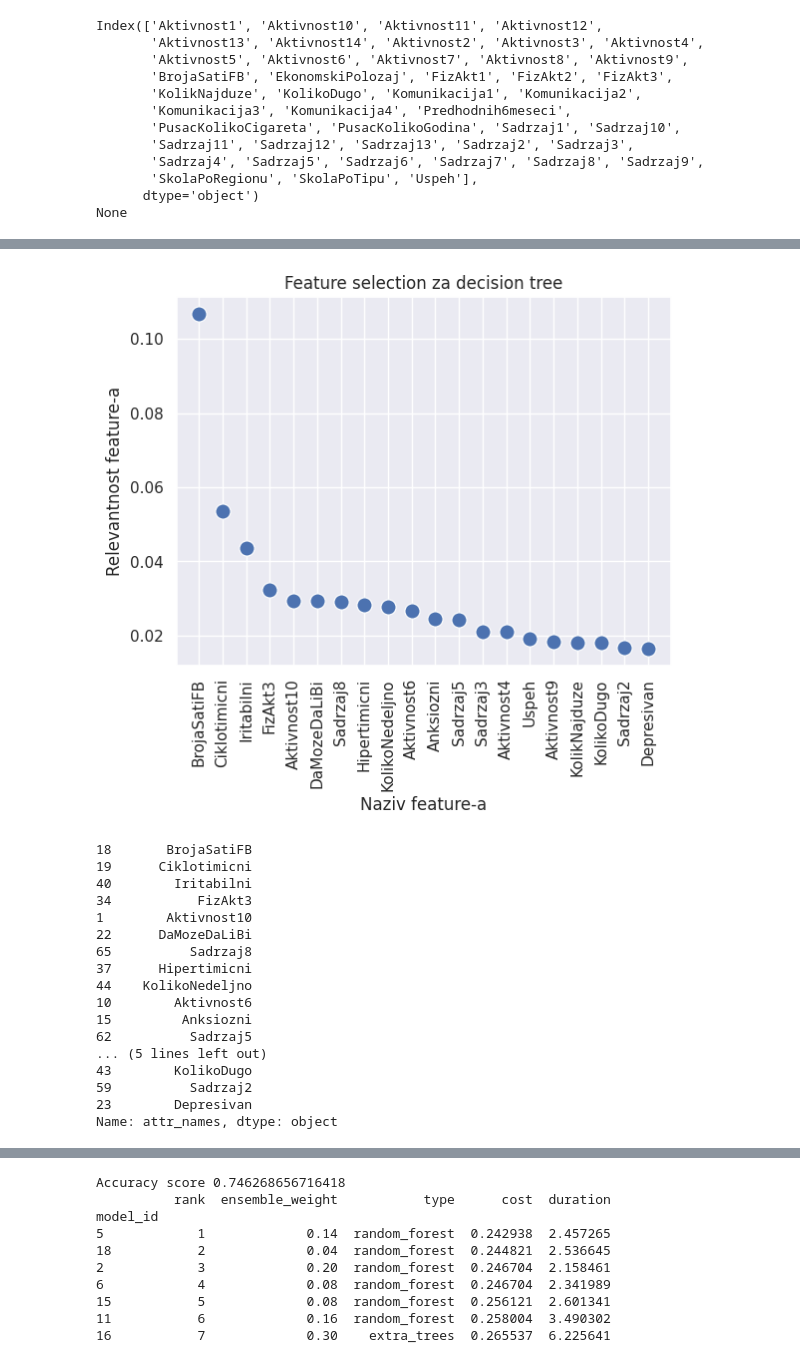
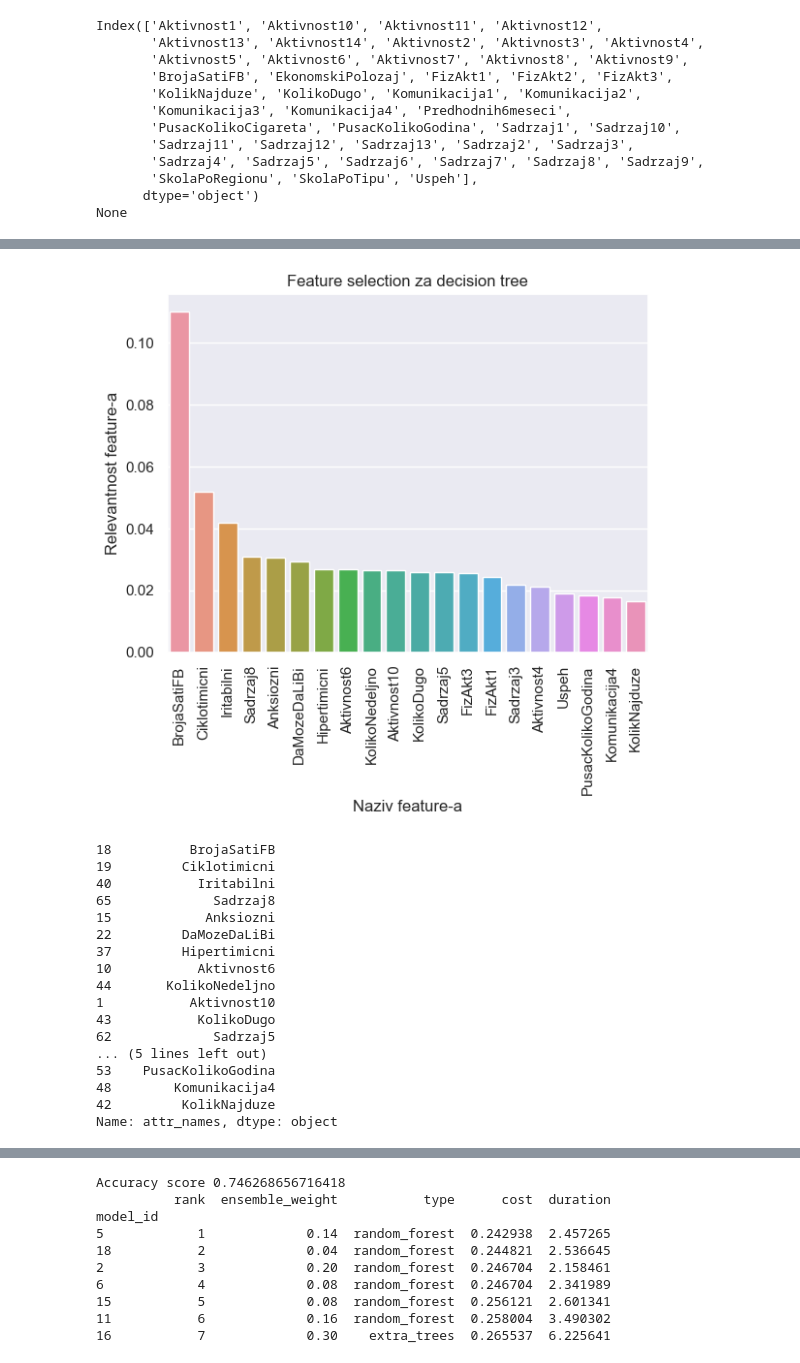
Before and after one commit to acast975/addiction, a Jupyter notebook: addiction_V4.ipynb, the cells around one changed output, grey strips where cells are left out. Drawn from its saved outputs; the diff is of its cells as text; code cells hidden in the pictures.

```diff
--- a/addiction_V4.ipynb
+++ b/addiction_V4.ipynb
@@ -72,12 +72,12 @@ print('Broj pronadjenih duplikata: ' + str(data.duplicated().sum()))
 Broj pronadjenih duplikata: 0
 # %%
 #sredjivanje kolona
-#kolone ID, TEMPS1 do TEMPS36, NKP, PI, SPO, CutOff4950, EnergetskoP2 ne ulaze u analizu
+#kolone ID, TEMPS1 do TEMPS36, NKP, PI, SPO, CutOff4950, EnergetskoP2 i Temper_bin ne ulaze u analizu
 temp_cols=[]
 for col in data.columns:
     if col.startswith('TEMPS'):
         temp_cols.append(col)
-out_cols = ['ID','NKP','PI','SPO', 'CutOff4950', 'EnergetskoP2']
+out_cols = ['ID','NKP','PI','SPO', 'CutOff4950', 'EnergetskoP2', 'Temper_bin']
 for col in out_cols:
     temp_cols.append(col)
 new_data = data.drop(temp_cols, axis=1)
@@ -118,7 +118,7 @@ zero_one = ['Pol','ImaKomp','ZadovoljanPristupom','KolikoNedeljno',
                  'DaMozeDaLiBi','BrojaMailovaPosl','DaLiSvakodnevnoFb',
                  'ImaNemaFB','FBcitaPostove','FBpiseStatuse','FBdeliMuzikuFotografijeIsl',
                  'FBigraIgrice','FBcetuje','FBgrupe','EnergetskoP1','Grickalice','Pusac',
-                 'Kafa_bin','Alkohol_bin','DaLiSeDrogira','Temper_bin','PUI']
+                 'Kafa_bin','Alkohol_bin','DaLiSeDrogira','PUI']
 
 zero_one_with_NaN = list()
 for col in new_data[zero_one]:
@@ -455,39 +462,39 @@ grad_boost_class = GradientBoostingClassifier()
 # %%
 #feature selection za decision tree
 def feature_selection_decision_tree(n_features):
     sns.set()
     decision_tree.fit(X_cols, y_col)
     values = decision_tree.feature_importances_
     attr_names = X_cols.columns.values
     tree_features = pd.DataFrame({'attr_names':attr_names, 'values':values})
     tree_features = tree_features.sort_values(by='values', ascending=False).head(n_features)
-    sns.scatterplot(x = tree_features['attr_names'], y=tree_features['values'], s=120)
+    sns.barplot(x = tree_features['attr_names'], y=tree_features['values'])
     title = 'Feature selection za decision tree'
     plt.title(title)
     plt.xlabel('Naziv feature-a')
     plt.xticks(rotation=90)
     plt.ylabel('Relevantnost feature-a')
     plt.show()
     #cuvanje najkorisnijih feature-a
     best_decision_tree_features = tree_features['attr_names']
     return best_decision_tree_features
-print(feature_selection_decision_tree(20))
+feature_selection_decision_tree(20)
 # %% [output]
-[figure, old version]
+[figure, new version]
-18       BrojaSatiFB
-19      Ciklotimicni
-40        Iritabilni
-34           FizAkt3
-1        Aktivnost10
-22      DaMozeDaLiBi
-65          Sadrzaj8
-37      Hipertimicni
-44    KolikoNedeljno
-10        Aktivnost6
-15         Anksiozni
-62          Sadrzaj5
+18          BrojaSatiFB
+19         Ciklotimicni
+40           Iritabilni
+65             Sadrzaj8
+15            Anksiozni
+22         DaMozeDaLiBi
+37         Hipertimicni
+10           Aktivnost6
+44       KolikoNedeljno
+1           Aktivnost10
+43           KolikoDugo
+62             Sadrzaj5
 ... (5 lines left out)
-43        KolikoDugo
-59          Sadrzaj2
-23        Depresivan
+53    PusacKolikoGodina
+48        Komunikacija4
+42         KolikNajduze
 Name: attr_names, dtype: object
```
Also changed, not shown: parts of 33 cells of this notebook, 1 other file.
